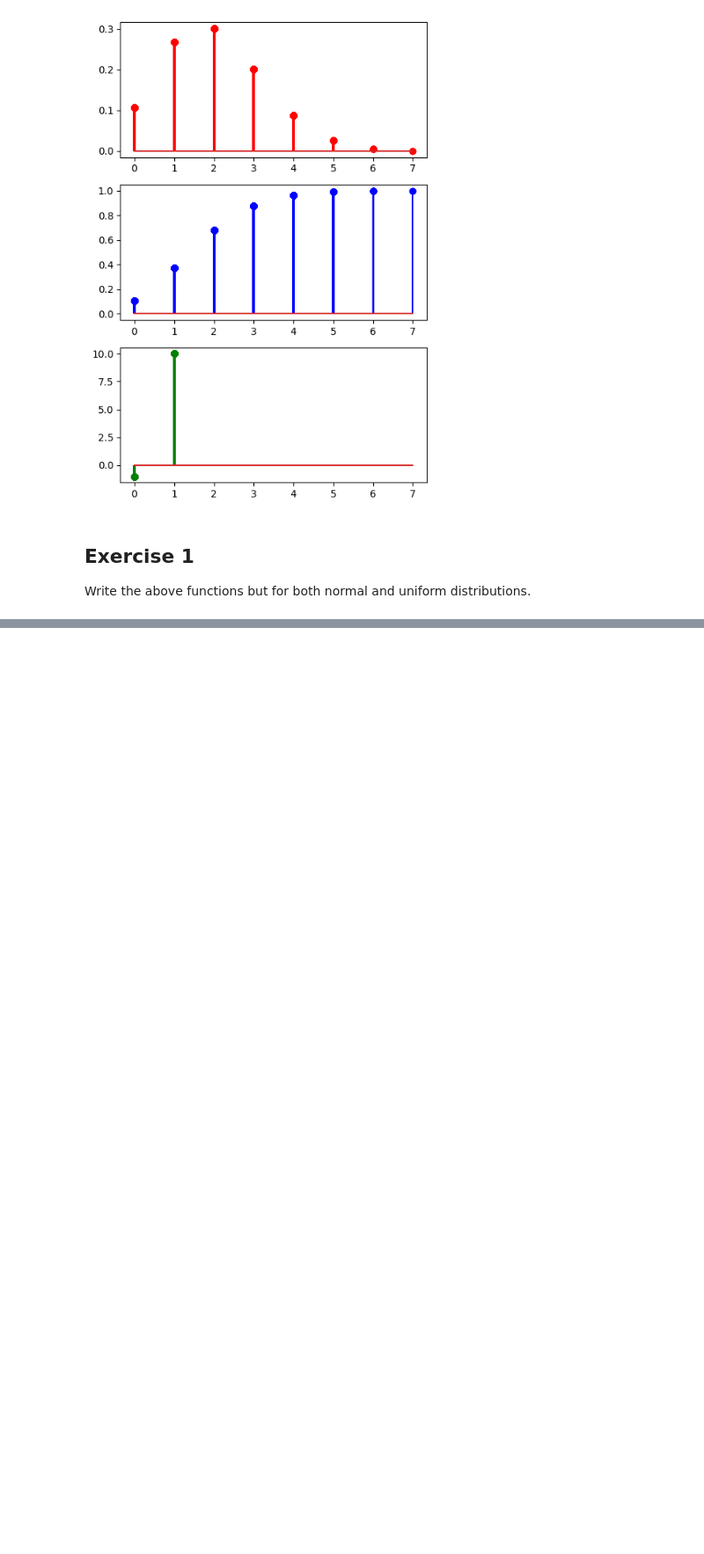
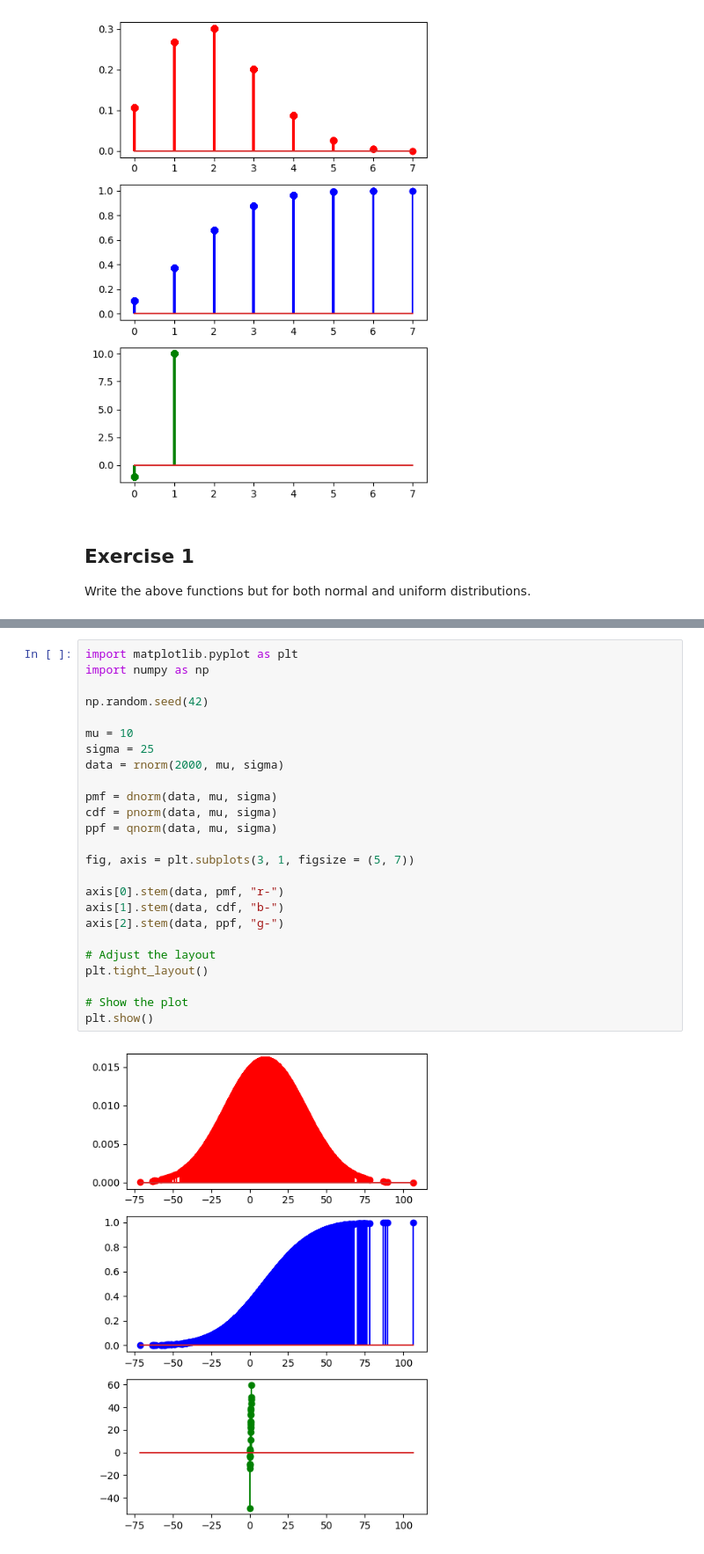
Before and after one commit to bartowen/probability-distribution-exercises-project-with-python, a Jupyter notebook: notebook/problems.ipynb, the cells around one changed output, grey strips where cells are left out. Shown at 88% size. Drawn from its saved outputs; the diff is of its cells as text; blank space fills up the shorter version.

```diff
--- a/notebook/problems.ipynb
+++ b/notebook/problems.ipynb
@@ -91,0 +125,27 @@ Write the above functions but for both normal and uniform distributions.
+# %%
+import matplotlib.pyplot as plt
+import numpy as np
+
+np.random.seed(42)
+
+mu = 10
+sigma = 25
+data = rnorm(2000, mu, sigma)
+
+pmf = dnorm(data, mu, sigma)
+cdf = pnorm(data, mu, sigma)
+ppf = qnorm(data, mu, sigma)
+
+fig, axis = plt.subplots(3, 1, figsize = (5, 7))
+
+axis[0].stem(data, pmf, "r-")
+axis[1].stem(data, cdf, "b-")
+axis[2].stem(data, ppf, "g-")
+
+# Adjust the layout
+plt.tight_layout()
+
+# Show the plot
+plt.show()
+# %% [output]
+[figure, added]
```
Also changed, not shown: parts of 4 cells of this notebook, 1 other file.
